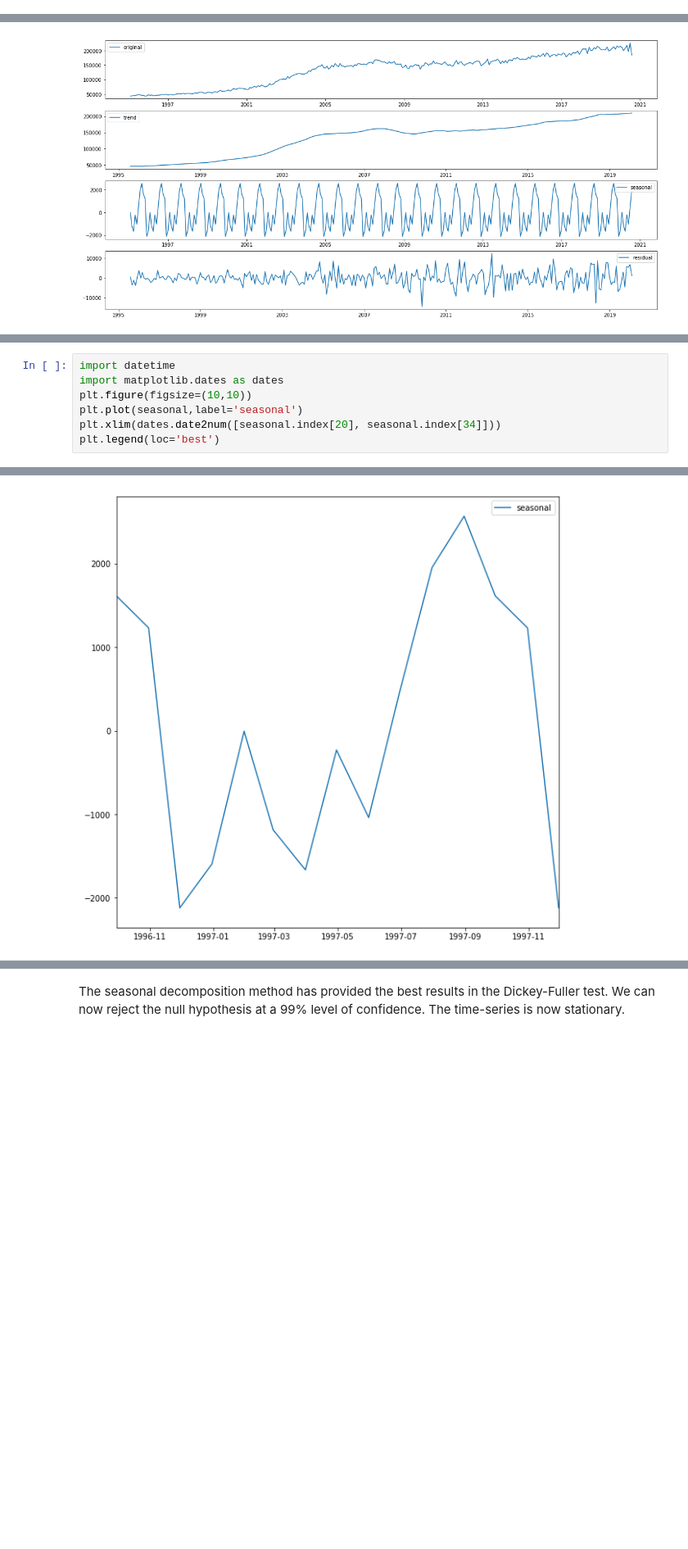
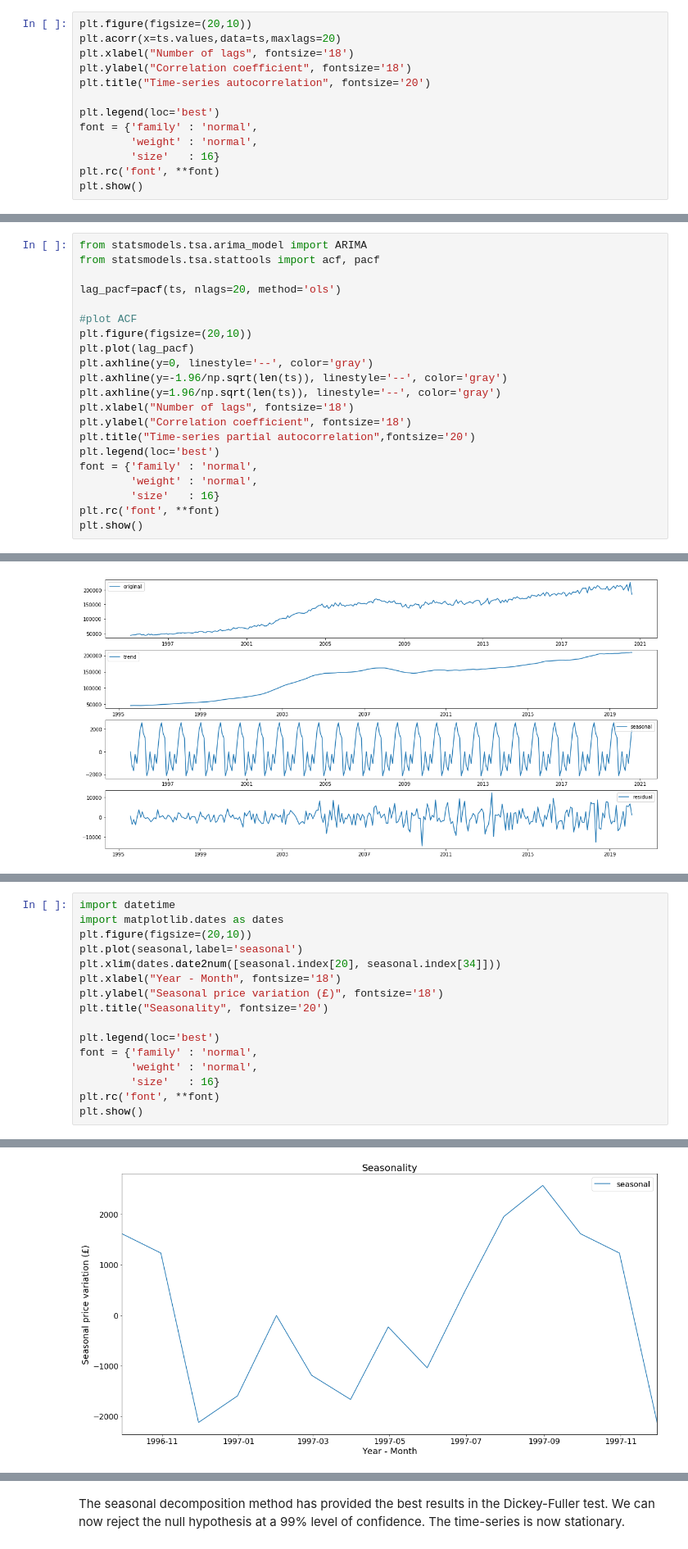
Before and after one commit to risdallseis/Cardiff_house_sales, a Jupyter notebook: cardiff_monthly_time_series.ipynb, the cells around one changed output, grey strips where cells are left out. Shown at 82% size. Saved outputs shown, nothing was run; the diff lists cells and outputs as text; blank space fills up the shorter version.

```diff
--- a/cardiff_monthly_time_series.ipynb
+++ b/cardiff_monthly_time_series.ipynb
@@ -128,0 +118,13 @@ ts=ts['Price']
+# %%
+plt.figure(figsize=(20,10))
+plt.acorr(x=ts.values,data=ts,maxlags=20)
+plt.xlabel("Number of lags", fontsize='18')
+plt.ylabel("Correlation coefficient", fontsize='18')
+plt.title("Time-series autocorrelation", fontsize='20')
+
+plt.legend(loc='best')
+font = {'family' : 'normal',
+        'weight' : 'normal',
+        'size'   : 16}
+plt.rc('font', **font)
+plt.show()
@@ -128,0 +134,21 @@ ts=ts['Price']
+# %%
+from statsmodels.tsa.arima_model import ARIMA
+from statsmodels.tsa.stattools import acf, pacf
+
+lag_pacf=pacf(ts, nlags=20, method='ols')
+
+#plot ACF
+plt.figure(figsize=(20,10))
+plt.plot(lag_pacf)
+plt.axhline(y=0, linestyle='--', color='gray')
+plt.axhline(y=-1.96/np.sqrt(len(ts)), linestyle='--', color='gray')
+plt.axhline(y=1.96/np.sqrt(len(ts)), linestyle='--', color='gray')
+plt.xlabel("Number of lags", fontsize='18')
+plt.ylabel("Correlation coefficient", fontsize='18')
+plt.title("Time-series partial autocorrelation",fontsize='20')
+plt.legend(loc='best')
+font = {'family' : 'normal',
+        'weight' : 'normal',
+        'size'   : 16}
+plt.rc('font', **font)
+plt.show()
@@ -197,8 +224,17 @@ plt.legend(loc='best')
 # %%
 import datetime
 import matplotlib.dates as dates
-plt.figure(figsize=(10,10))
+plt.figure(figsize=(20,10))
 plt.plot(seasonal,label='seasonal')
 plt.xlim(dates.date2num([seasonal.index[20], seasonal.index[34]]))
+plt.xlabel("Year - Month", fontsize='18')
+plt.ylabel("Seasonal price variation (£)", fontsize='18')
+plt.title("Seasonality", fontsize='20')
+
 plt.legend(loc='best')
+font = {'family' : 'normal',
+        'weight' : 'normal',
+        'size'   : 16}
+plt.rc('font', **font)
+plt.show()
 # %% [output]
@@ -206,2 +241,2 @@ plt.legend(loc='best')
-[figure, old version]
+[figure, new version]
 # %% [markdown]
```
Also changed, not shown: parts of 41 cells of this notebook.
